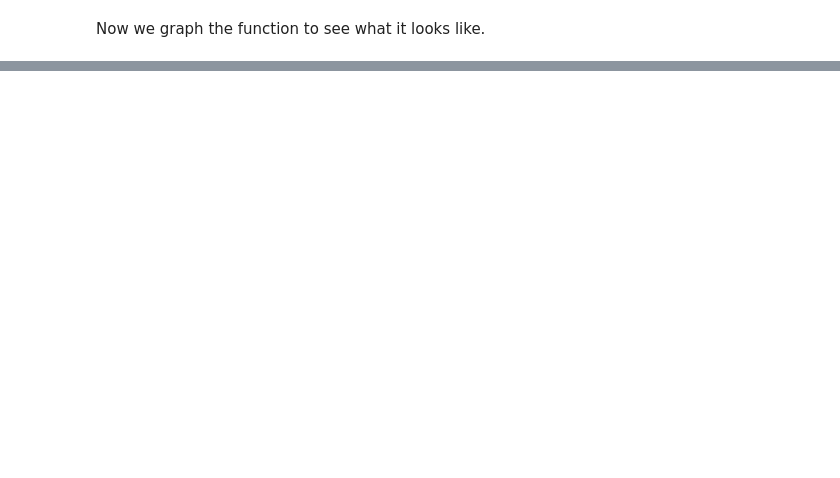
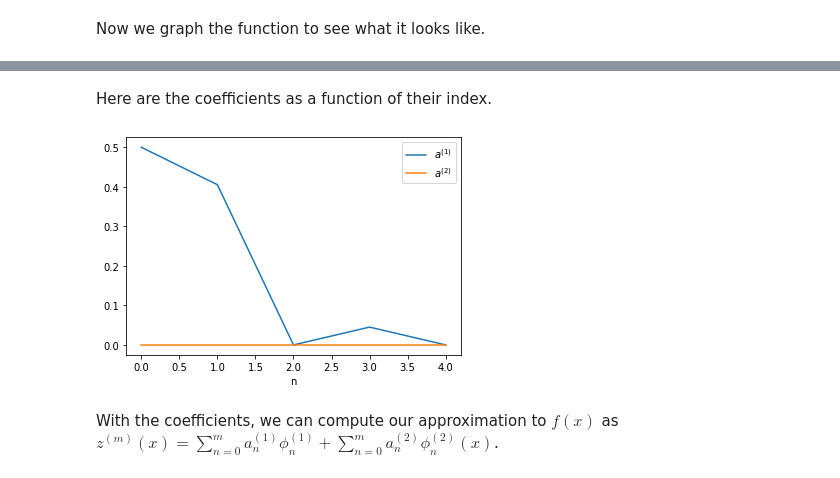
Before and after one commit to mbradle/fourier-series, a Jupyter notebook: fourier-series.ipynb, the cells around one changed output, grey strips where cells are left out. Saved outputs shown, nothing was run; the diff lists cells and outputs as text; code cells hidden in the pictures; blank space fills up the shorter version.

```diff
--- a/fourier-series.ipynb
+++ b/fourier-series.ipynb
@@ -32,0 +59,23 @@ plt.show()
+# %%
+def a(p, n):
+    result = integrate.quad(lambda t: f(t) * phi(p, n,t), -1, 1)
+    if n == 0:
+        return result[0] * 0.5
+    else:
+        return result[0]
+
+m = 5
+a1 = [a(1,n) for n in range(0,m)]
+a2 = [a(2,n) for n in range(0,m)]
+# %% [markdown]
+Here are the coefficients as a function of their index.
+# %%
+plt.plot(a1, label = '$a^{(1)}$')
+plt.plot(a2, label = '$a^{(2)}$')
+plt.xlabel('n')
+plt.legend()
+plt.show()
+# %% [output]
+[figure, added]
+# %% [markdown]
+With the coefficients, we can compute our approximation to $f(x)$ as $z^{(m)}(x) = \sum_{n=0}^m a_n^{(1)} \phi_n^{(1)} + \sum_{n=0}^m a_n^{(2)}\phi_n^{(2)}(x)$.
```
Also changed, not shown: parts of 12 cells of this notebook, 1 other file.
